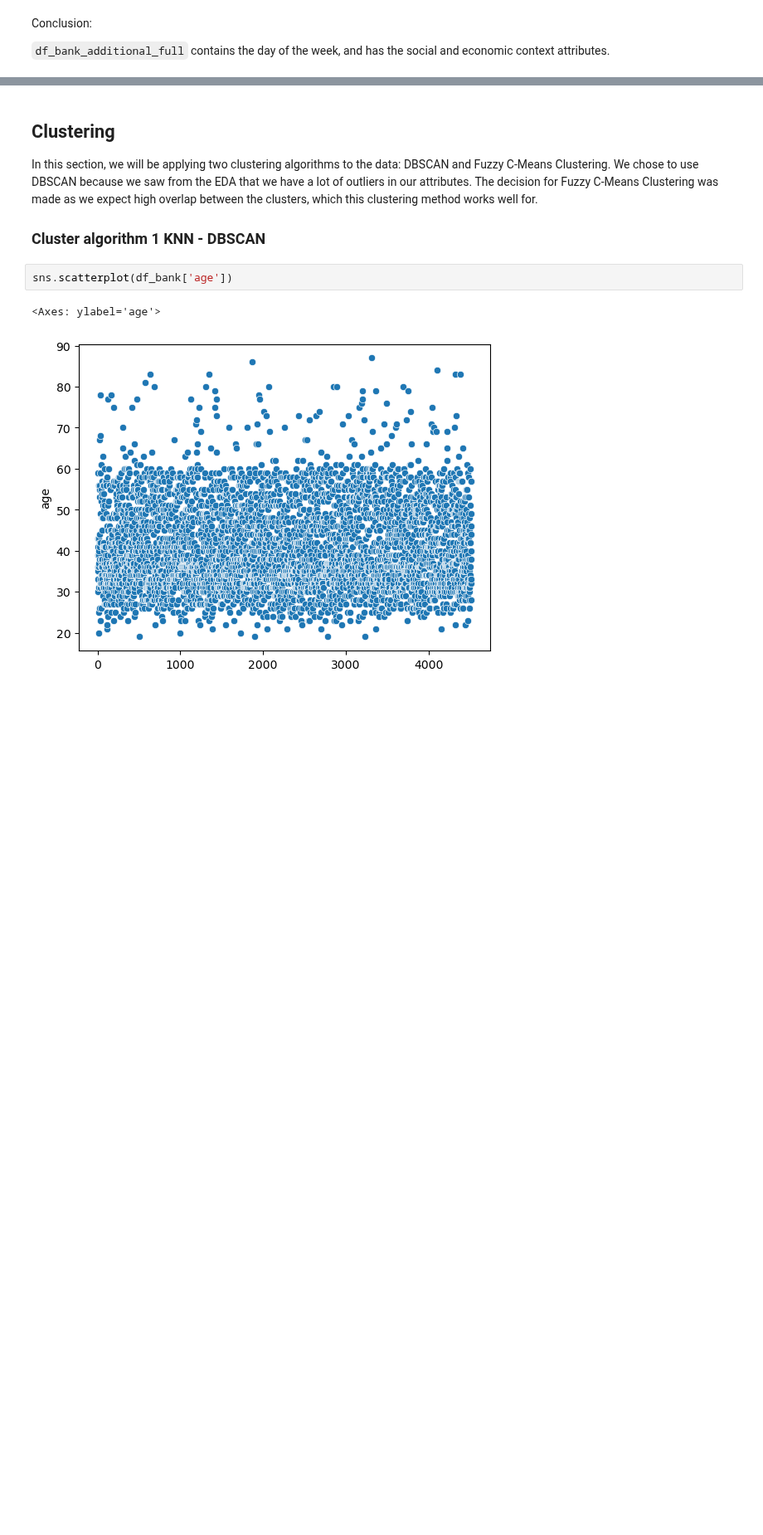
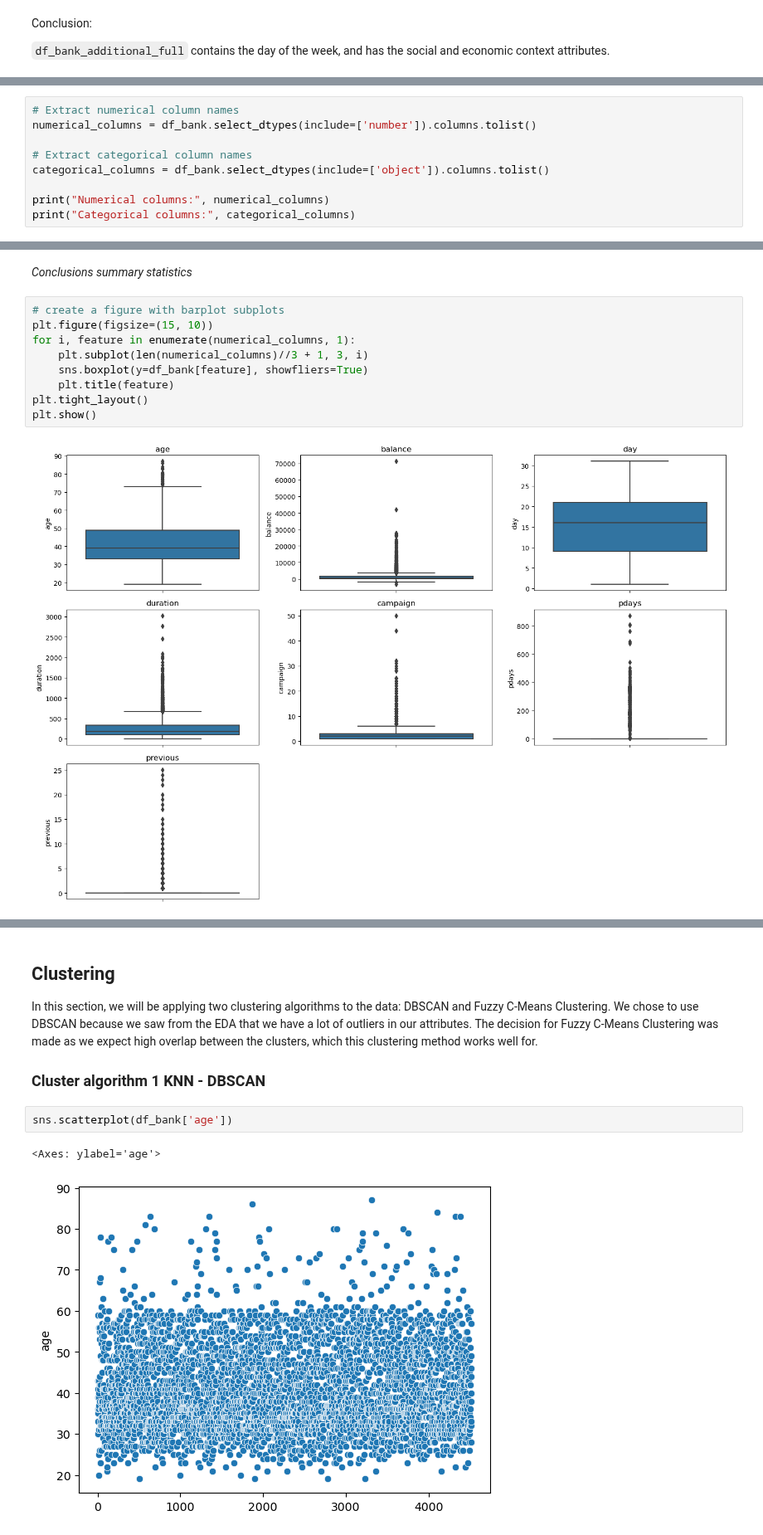
Before and after one commit to DSBE-Semester-A/DataMining, a Jupyter notebook: Assignment2/Assignment_2.ipynb, the cells around one changed output, grey strips where cells are left out. Shown at 83% size. Cells and saved outputs as stored; diff of their text form; blank space fills up the shorter version.

```diff
--- a/Assignment2/Assignment_2.ipynb
+++ b/Assignment2/Assignment_2.ipynb
@@ -68,0 +99,9 @@ Conclusion:
+# %%
+# Extract numerical column names
+numerical_columns = df_bank.select_dtypes(include=['number']).columns.tolist()
+
+# Extract categorical column names
+categorical_columns = df_bank.select_dtypes(include=['object']).columns.tolist()
+
+print("Numerical columns:", numerical_columns)
+print("Categorical columns:", categorical_columns)
@@ -68,0 +129,13 @@ Conclusion:
+# %% [markdown]
+*Conclusions summary statistics*
+# %%
+# create a figure with barplot subplots
+plt.figure(figsize=(15, 10))
+for i, feature in enumerate(numerical_columns, 1):
+    plt.subplot(len(numerical_columns)//3 + 1, 3, i)
+    sns.boxplot(y=df_bank[feature], showfliers=True)
+    plt.title(feature)
+plt.tight_layout()
+plt.show()
+# %% [output]
+[figure, added]
```
Also changed, not shown: parts of 34 cells of this notebook.
